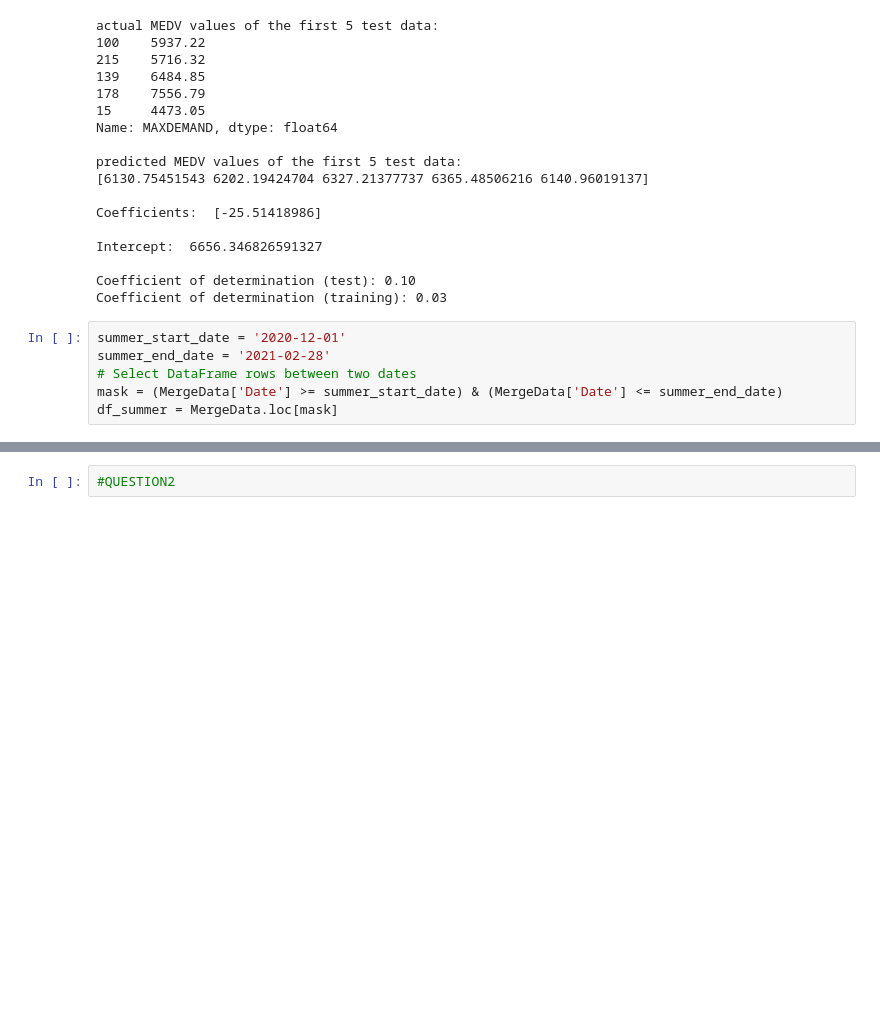
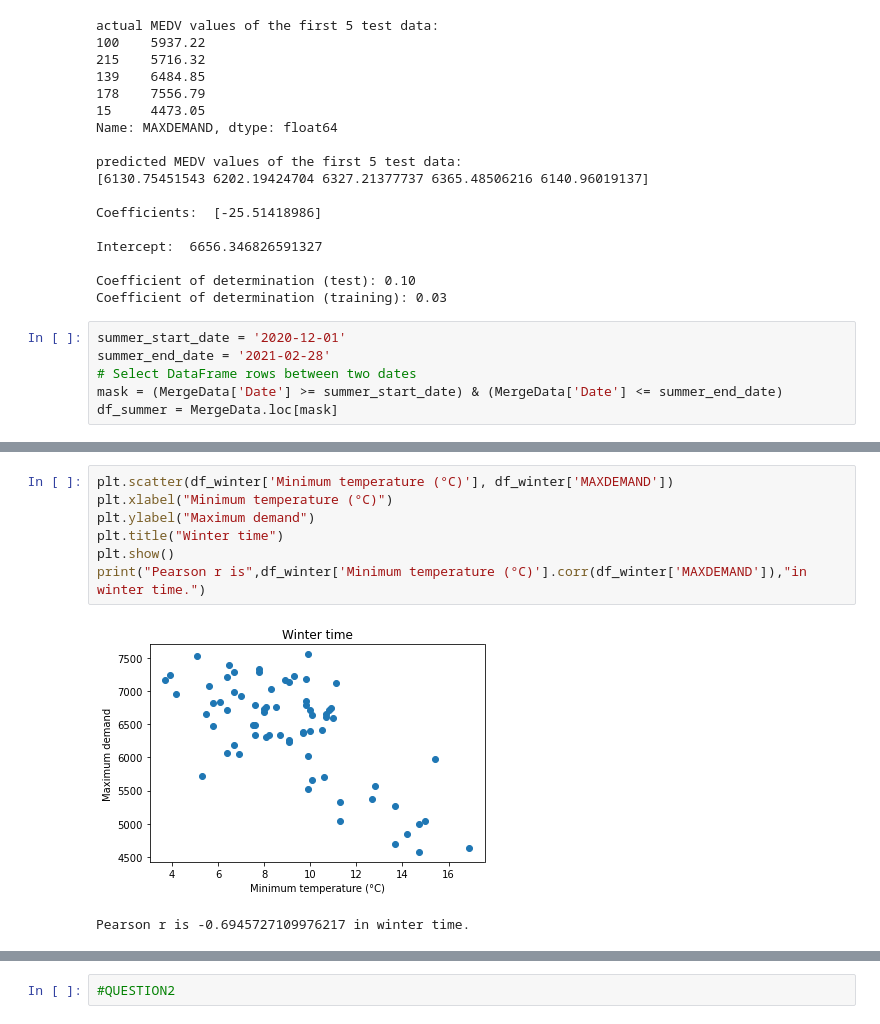
Before and after one commit to smbayat11/Assignment2_Group9, a Jupyter notebook: A2-Group9_1_metafile.ipynb, the cells around one changed output, grey strips where cells are left out. Saved outputs shown, nothing was run; the diff lists cells and outputs as text; blank space fills up the shorter version.

```diff
--- a/A2-Group9_1_metafile.ipynb
+++ b/A2-Group9_1_metafile.ipynb
@@ -757,3 +769,13 @@ Pearson r is -0.7627935966878698 in winter time.
+# %%
+plt.scatter(df_winter['Minimum temperature (°C)'], df_winter['MAXDEMAND'])
+plt.xlabel("Minimum temperature (°C)")
+plt.ylabel("Maximum demand")
+plt.title("Winter time")
+plt.show()
+print("Pearson r is",df_winter['Minimum temperature (°C)'].corr(df_winter['MAXDEMAND']),"in winter time.")
+# %% [output]
+[figure, added]
+Pearson r is -0.6945727109976217 in winter time.
 # %%
 autumn_start_date = '2021-3-01'
 autumn_end_date = '2021-5-31'
```
Also changed, not shown: parts of 12 cells of this notebook, 2 other files.
